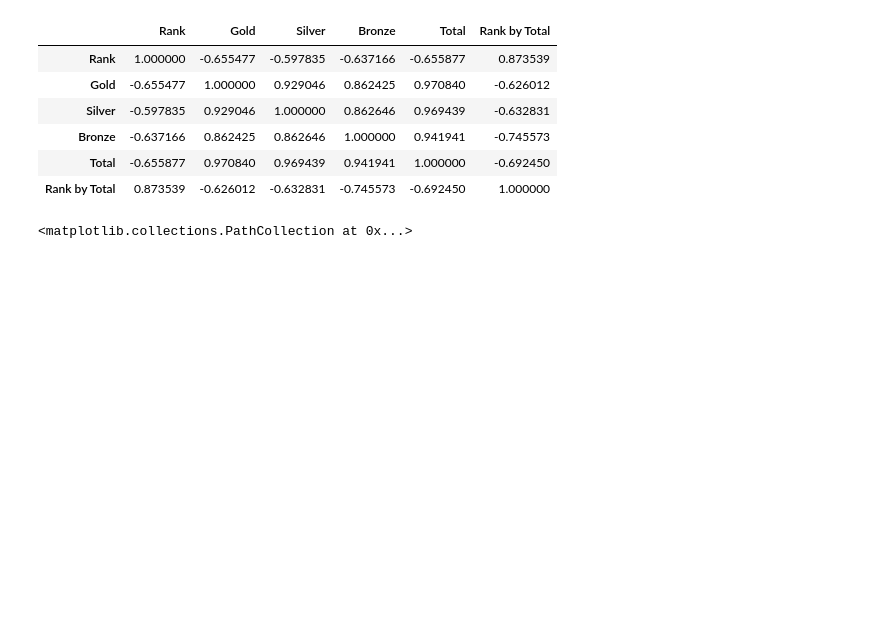
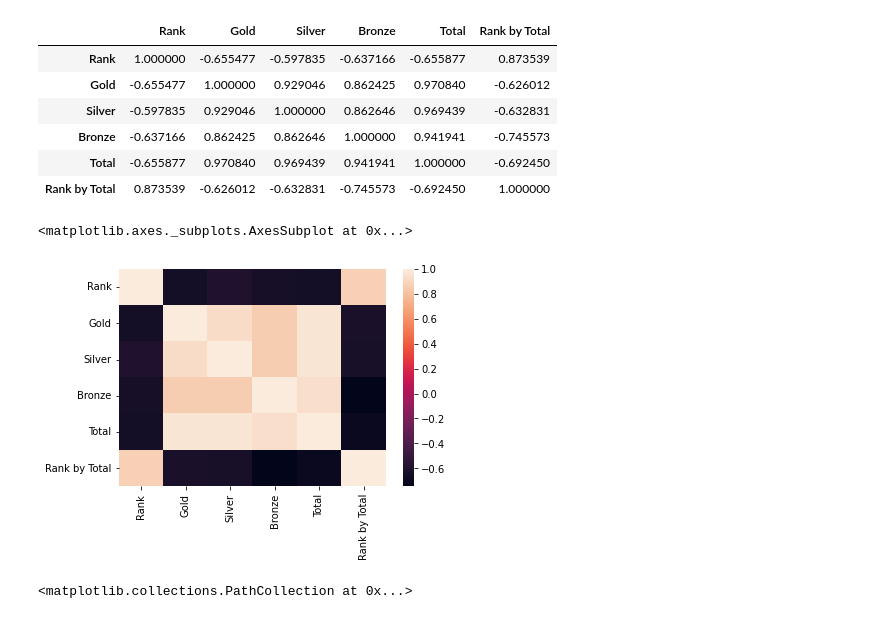
Before and after one commit to hjn14133/STAT, a Jupyter notebook: Practical_STAT_EDA_Tokyo_Olympics.ipynb, the cells around one changed output. Cells and saved outputs as stored; diff of their text form; code cells hidden in the pictures; blank space fills up the shorter version.

```diff
--- a/Practical_STAT_EDA_Tokyo_Olympics.ipynb
+++ b/Practical_STAT_EDA_Tokyo_Olympics.ipynb
@@ -209,6 +257,13 @@ medal_count.corr()
 | Bronze | -0.637166 | 0.862425 | 0.862646 | 1.000000 | 0.941941 | -0.745573 |
 | Total | -0.655877 | 0.970840 | 0.969439 | 0.941941 | 1.000000 | -0.692450 |
 | Rank by Total | 0.873539 | -0.626012 | -0.632831 | -0.745573 | -0.692450 | 1.000000 |
+# %%
+# Heatmap of corrlationship (Seaborn)
+
+sns.heatmap(medal_count.corr())
+# %% [output]
+<matplotlib.axes._subplots.AxesSubplot at 0x...>
+[figure, added]
 # %%
 plt.scatter(medal_count["Gold"], medal_count["Silver"])
 # %% [output]
```
Also changed, not shown: parts of 5 cells of this notebook.
